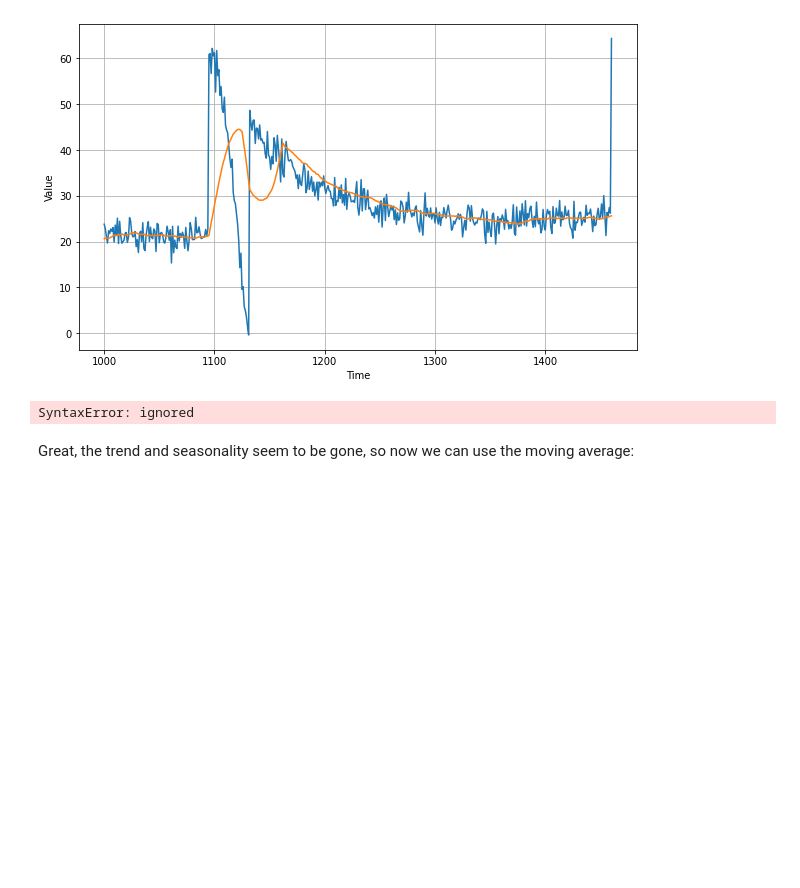
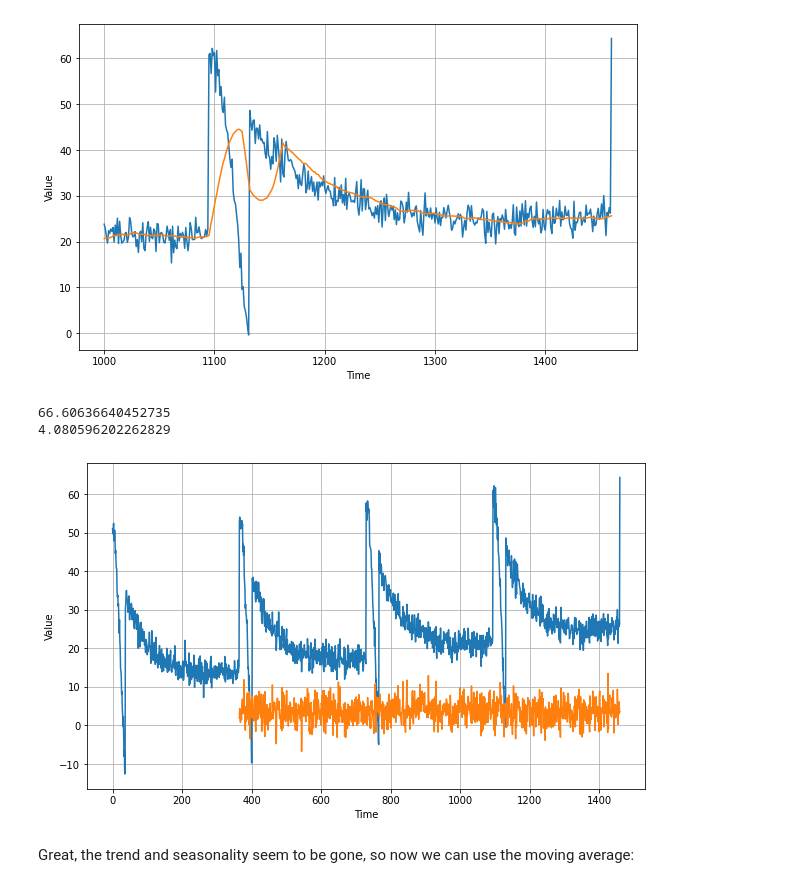
Before and after one commit to JamesMcGuigan/coursera-tensorflow-in-practice-specialization, a Jupyter notebook: TensorFlow In Practice/Course 4 - S+P/Week 1 Exercise Question.ipynb, the cells around one changed output. Cells and saved outputs as stored; diff of their text form; code cells hidden in the pictures; blank space fills up the shorter version.

```diff
--- a/TensorFlow In Practice/Course 4 - S+P/Week 1 Exercise Question.ipynb
+++ b/TensorFlow In Practice/Course 4 - S+P/Week 1 Exercise Question.ipynb
@@ -172,22 +186,26 @@ plot_series(time_valid, moving_avg)
 # %% [output]
 [figure]
 # %%
-print(# YOUR CODE HERE)
-print(# YOUR CODE HERE)
+print(sklearn.metrics.mean_squared_error(x_valid, moving_avg))
+print(sklearn.metrics.mean_absolute_error(x_valid, moving_avg))
 # EXPECTED OUTPUT
 # 65.786224
 # 4.3040023
 # %% [output]
-SyntaxError: ignored
+66.60636640452735
+4.080596202262829
 # %%
-diff_series = (# YOUR CODE HERE)
-diff_time = # YOUR CODE HERE
+diff_series = (series[365:] - series[:-365] )
+diff_time   = time[365:]
 
 plt.figure(figsize=(10, 6))
+plot_series(time, series)
 plot_series(diff_time, diff_series)
 plt.show()
 
-# EXPECETED OUTPUT: CHart with diffs
+# EXPECETED OUTPUT: Chart with diffs
+# %% [output]
+[figure, added]
 # %% [markdown]
 Great, the trend and seasonality seem to be gone, so now we can use the moving average:
 # %%
```
Also changed, not shown: parts of 13 cells of this notebook.
